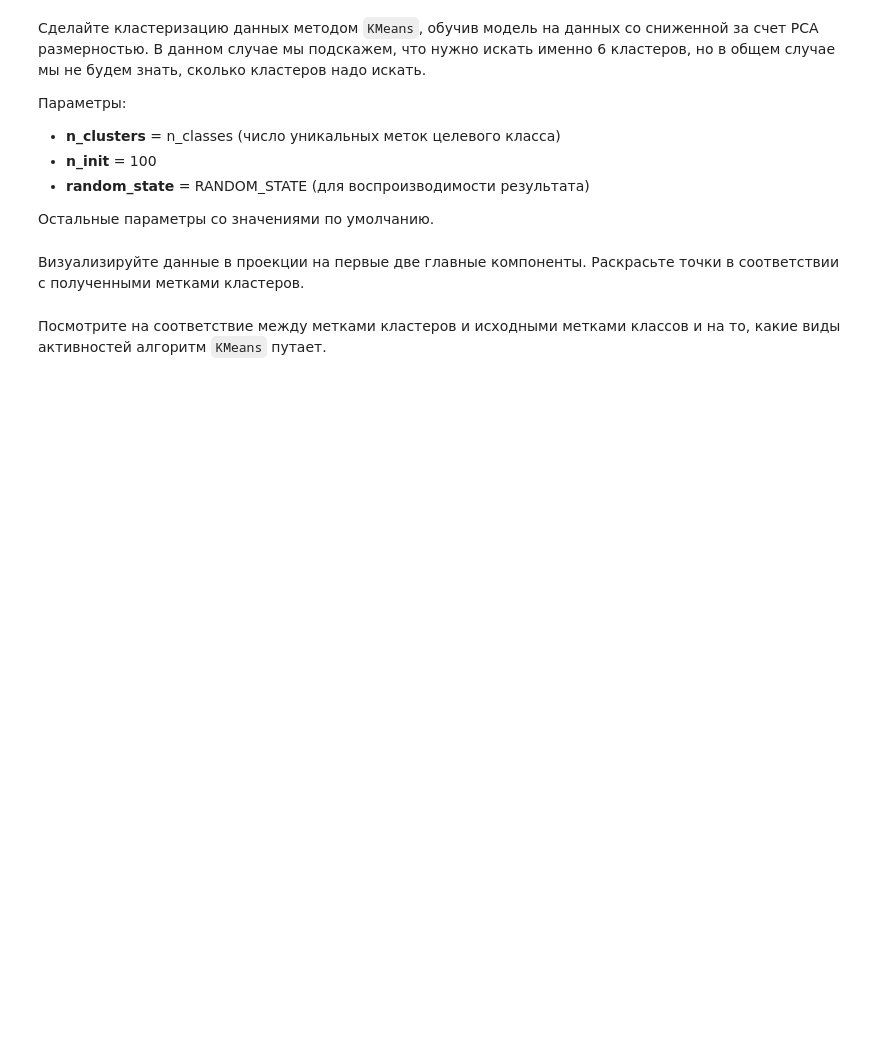
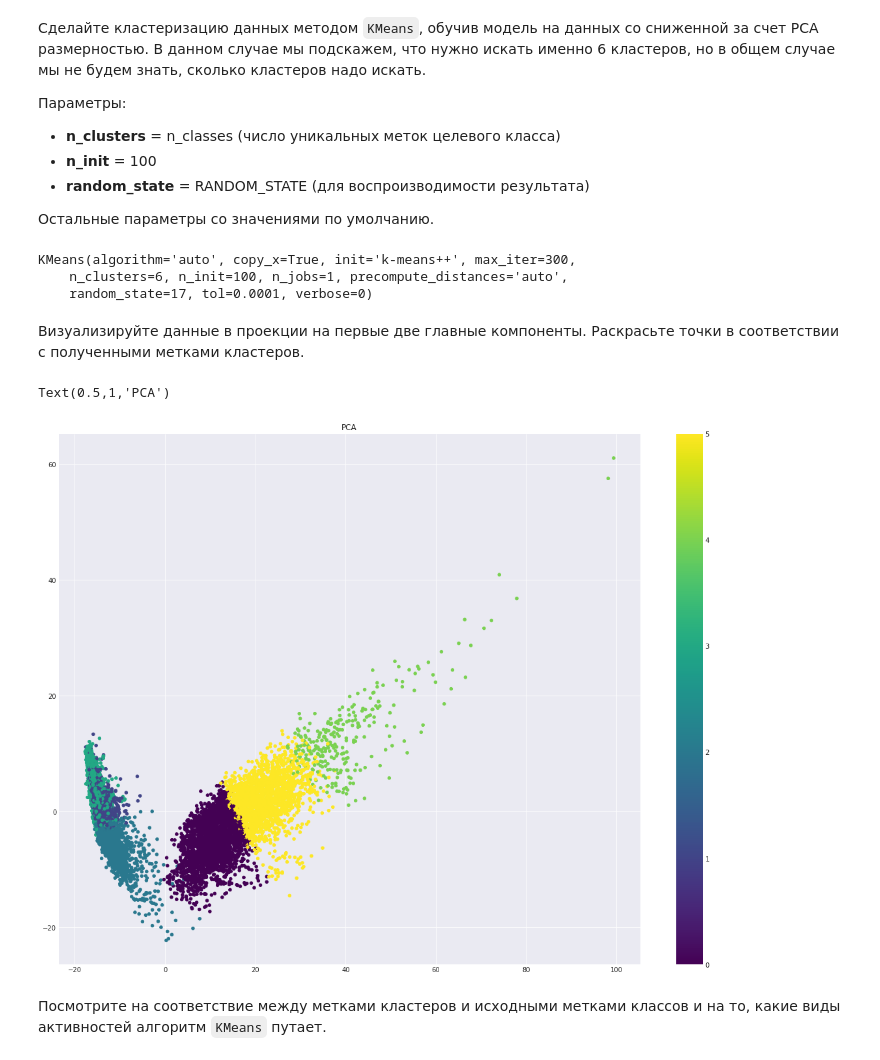
Before and after one commit to maxsaprykin/MLClass, a Jupyter notebook: hw7/hw7_session3_unsupervised_learning.ipynb, the cells around one changed output. Cells and saved outputs as stored; diff of their text form; code cells hidden in the pictures; blank space fills up the shorter version.

```diff
--- a/hw7/hw7_session3_unsupervised_learning.ipynb
+++ b/hw7/hw7_session3_unsupervised_learning.ipynb
@@ -178,8 +181,23 @@ plt.colorbar()
+# %%
+# Ваш код здесь
+kmeans = KMeans(n_clusters=6, n_init=100, random_state=RANDOM_STATE)
+kmeans.fit(X_pca)
+# %% [output]
+KMeans(algorithm='auto', copy_x=True, init='k-means++', max_iter=300,
+    n_clusters=6, n_init=100, n_jobs=1, precompute_distances='auto',
+    random_state=17, tol=0.0001, verbose=0)
 # %% [markdown]
 Визуализируйте данные в проекции на первые две главные компоненты. Раскрасьте точки в соответствии с полученными метками кластеров.
 # %%
 # Ваш код здесь
-plt.scatter(, , c=cluster_labels, s=20,  cmap='viridis');
+cluster_labels = kmeans.labels_
+plt.figure(figsize=(20,15))
+plt.scatter(X_pca[:,0], X_pca[:,1], c=cluster_labels, s=20, cmap='viridis')
+plt.colorbar()
+plt.title('PCA')
+# %% [output]
+Text(0.5,1,'PCA')
+[figure, added]
 # %% [markdown]
 Посмотрите на соответствие между метками кластеров и исходными метками классов и на то, какие виды активностей алгоритм `KMeans` путает.
 # %%
```
Also changed, not shown: parts of 12 cells of this notebook.
